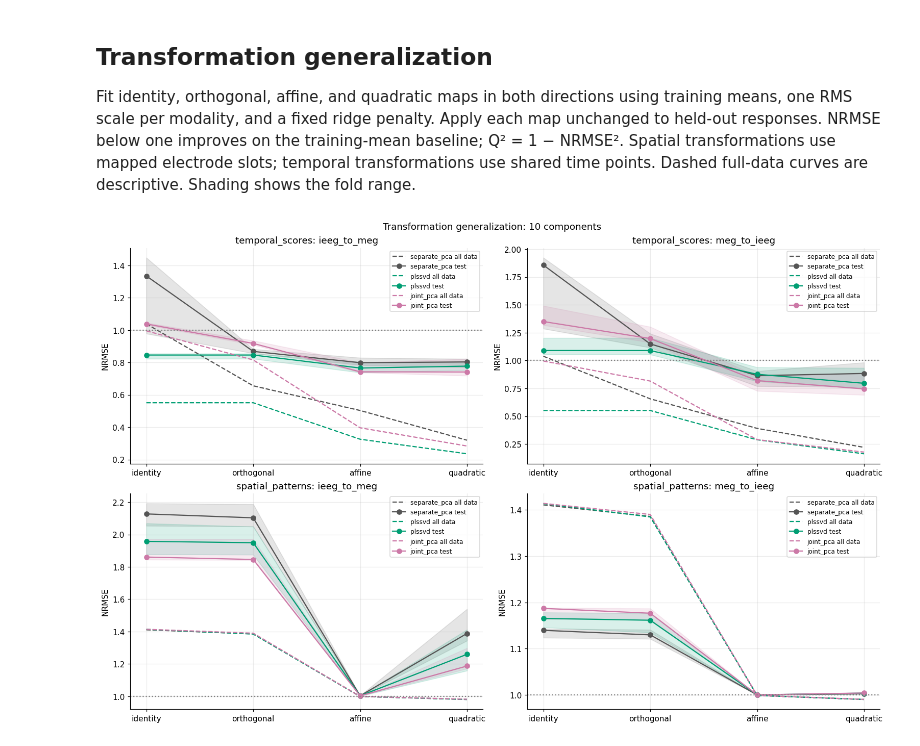
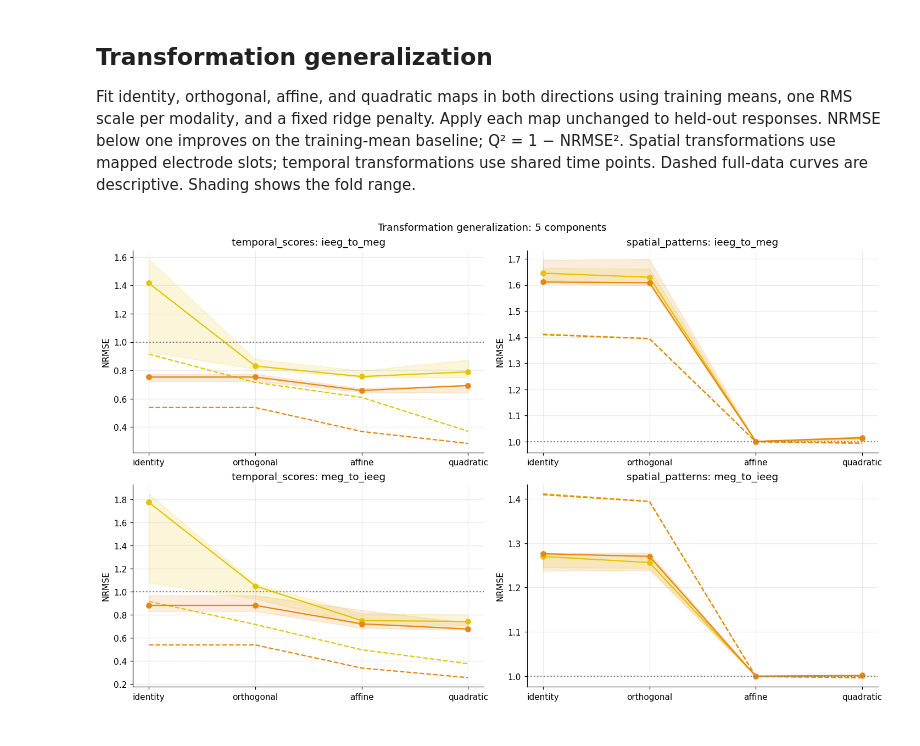
Before and after one commit to barbaragrosjean/MIB_iEEG, a Jupyter notebook: iEEGvsMEG/vs3_0_compare_modality.ipynb, the cells around one changed output. Cells and saved outputs as stored; diff of their text form; code cells hidden in the pictures.

Commit message:
plots

```diff
--- a/iEEGvsMEG/vs3_0_compare_modality.ipynb
+++ b/iEEGvsMEG/vs3_0_compare_modality.ipynb
@@ -15,7 +15,7 @@ from IPython.display import display
 ROOT = Path.cwd()
 MEG_KIND = 'paired_coverage'
 BLOCK_SCALING = True
-N_COMPONENTS = 10
+N_COMPONENTS = 5
 MODELS = ['PCA', 'PLSSVD', 'PCA_JOINT']
 STABILITY_MODEL = 'PLSSVD'
 SHUFFLE = 'PAIRING_ONLY'  # 'TRIAL_ONLY', 'PAIRING_ONLY', or 'BOTH'
@@ -32,7 +32,7 @@ ATLAS_IMAGE = None  # Optional local atlas; otherwise use the existing AAL workf
 ATLAS_LABELS = None
 MODEL_NAMES = {'PCA':'separate_pca', 'PLSSVD':'plssvd', 'PCA_JOINT':'joint_pca'}
 SHUFFLE_NAMES = {'TRIAL_ONLY':'trials', 'PAIRING_ONLY':'pairing', 'BOTH':'both'}
-MODEL_COLORS = {'separate_pca':'#555555', 'plssvd':'#009E73', 'joint_pca':'#CC79A7'}
+MODEL_COLORS = {'separate_pca': '#E5C400', 'joint_pca': '#EA3B52', 'plssvd': '#E68613'}
 SCALING_MODE = 'equal_variance' if BLOCK_SCALING else 'none'
 
 sys.path[:0] = [str(ROOT), str(ROOT.parent), str(ROOT.parent/'LB')]
@@ -192,7 +192,7 @@ if stability is not None:
 Principal-angle overlap permits rotations within the retained space. Temporal comparisons use shared time points; spatial comparisons use forward patterns mapped to the fixed electrode slots. Dashed lines are full-data descriptions; solid lines are held-out fold medians, with fold minimum–maximum shading. These ranges are not confidence intervals.
 # %%
 FIGSIZE = (13, 4)
-
+selected_models = ['separate_pca', 'plssvd']
 if tables is not None:
     fig, axes = plt.subplots(1, 2, figsize=FIGSIZE, constrained_layout=True)
     for ax, space in zip(axes,['temporal_scores','spatial_patterns']):
@@ -200,9 +200,10 @@ if tables is not None:
             data = tables['overlap'].query('model == @name and space == @space and k <= @N_COMPONENTS')
             full = data.query("partition == 'in_sample'").sort_values('k')
             test = data.query("partition == 'test'").groupby('k').overlap.agg(['median','min','max'])
-            ax.plot(full.k,full.overlap,'--',color=MODEL_COLORS[name],label=name+' all data')
-            ax.plot(test.index,test['median'],'o-',color=MODEL_COLORS[name],label=name+' test')
+            ax.plot(full.k,full.overlap,'--',color=MODEL_COLORS[name],label=name+ ' Full')
+            ax.plot(test.index,test['median'],'o-',color=MODEL_COLORS[name],label=name+' Test', markersize=3)
             ax.fill_between(test.index,test['min'],test['max'],color=MODEL_COLORS[name],alpha=.15)
-        ax.set(title=space,xlabel='Components',ylabel='Subspace overlap',ylim=(0,1.02)); ax.grid(True); ax.legend(fontsize=8)
+        ax.set(title=space.replace('_', ' '),xlabel='Cumulative Components',ylabel='Subspace overlap',ylim=(0,1.02)); ax.grid(True);
+        if space == 'spatial_patterns' : ax.legend(fontsize=8)
     plt.show()
 # %% [output]
@@ -283,25 +282,27 @@ if covariance_models is not None:
 
 Fit identity, orthogonal, affine, and quadratic maps in both directions using training means, one RMS scale per modality, and a fixed ridge penalty. Apply each map unchanged to held-out responses. NRMSE below one improves on the training-mean baseline; Q² = 1 − NRMSE². Spatial transformations use mapped electrode slots; temporal transformations use shared time points. Dashed full-data curves are descriptive. Shading shows the fold range.
 # %%
-FIGSIZE = (14, 9)
+FIGSIZE = (13, 8)
 TRANSFORMATIONS = ['identity','orthogonal','affine','quadratic']
 
 if tables is not None:
     fig, axes = plt.subplots(2,2,figsize=FIGSIZE,constrained_layout=True)
     for row, space in enumerate(['temporal_scores','spatial_patterns']):
         for col, direction in enumerate(['ieeg_to_meg','meg_to_ieeg']):
-            ax = axes[row,col]
+            ax = axes[col,row]
             for name in selected_models:
                 data = tables['alignment'].query('model == @name and space == @space and direction == @direction and k == @N_COMPONENTS')
                 full = data.query("partition == 'in_sample'").set_index('complexity').reindex(TRANSFORMATIONS)
                 test = data.query("partition == 'test'").groupby('complexity').nrmse.agg(['median','min','max']).reindex(TRANSFORMATIONS)
-                ax.plot(range(4),full.nrmse,'--',color=MODEL_COLORS[name],label=name+' all data')
-                ax.plot(range(4),test['median'],'o-',color=MODEL_COLORS[name],label=name+' test')
+                ax.plot(range(4),full.nrmse,'--',color=MODEL_COLORS[name]) #,label=name+' Full')
+                ax.plot(range(4),test['median'],'o-',color=MODEL_COLORS[name]) #,label=name+' test')
                 ax.fill_between(range(4),test['min'],test['max'],color=MODEL_COLORS[name],alpha=.15)
             ax.axhline(1,color='gray',linestyle=':')
             ax.set(title=f'{space}: {direction}',xticks=range(4),xticklabels=TRANSFORMATIONS,ylabel='NRMSE')
-            ax.grid(True); ax.legend(fontsize=8)
+            ax.grid(True);
+            #ax.legend(fontsize=8)
+
     fig.suptitle(f'Transformation generalization: {N_COMPONENTS} components')
     plt.show()
 # %% [output]
-[figure, old version]
+[figure, new version]
```
Also changed, not shown: parts of 4 cells of this notebook, 5 other files.
